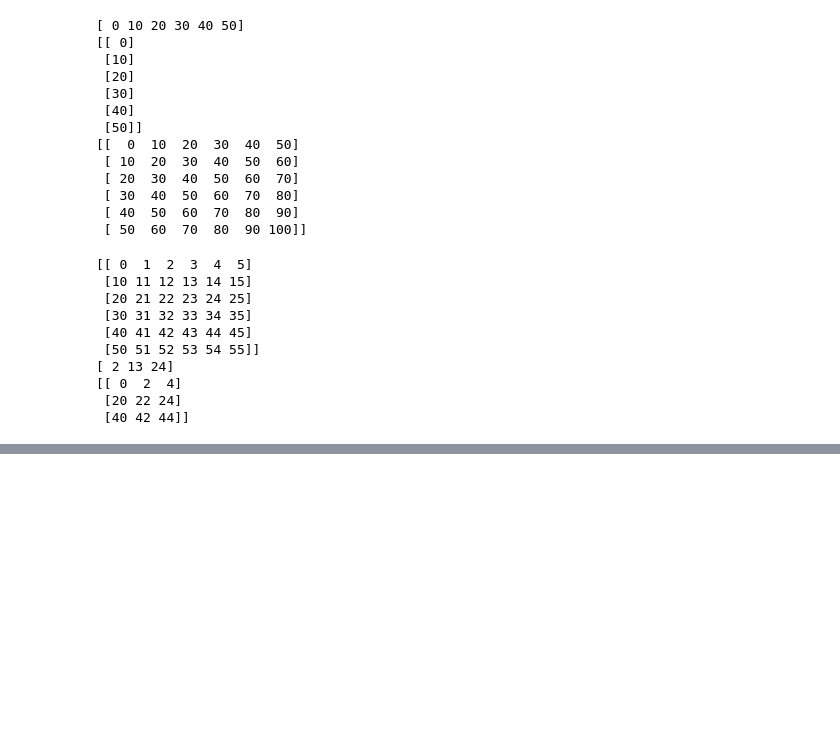
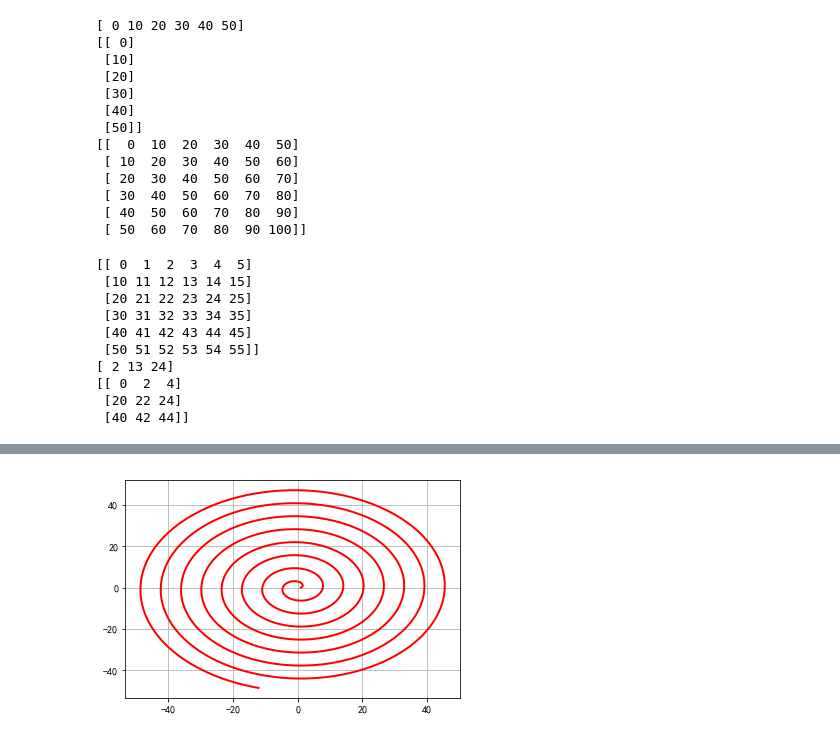
Before and after one commit to ToWorkit/ML_BASE, a Jupyter notebook: ml_base/_numpy/_numpy.ipynb, the cells around one changed output, grey strips where cells are left out. Cells and saved outputs as stored; diff of their text form; code cells hidden in the pictures; blank space fills up the shorter version.

```diff
--- a/ml_base/_numpy/_numpy.ipynb
+++ b/ml_base/_numpy/_numpy.ipynb
@@ -268,0 +516,10 @@ None
+# %%
+# 渐开线
+t = np.linspace(0, 50, 1000)
+x = t * np.sin(t) + np.cos(t)
+y = np.sin(t) - t * np.cos(t)
+plt.plot(x, y, 'r-', linewidth=2)
+plt.grid()
+plt.show()
+# %% [output]
+[figure, added]
```
Also changed, not shown: parts of 59 cells of this notebook, 35 other files.
